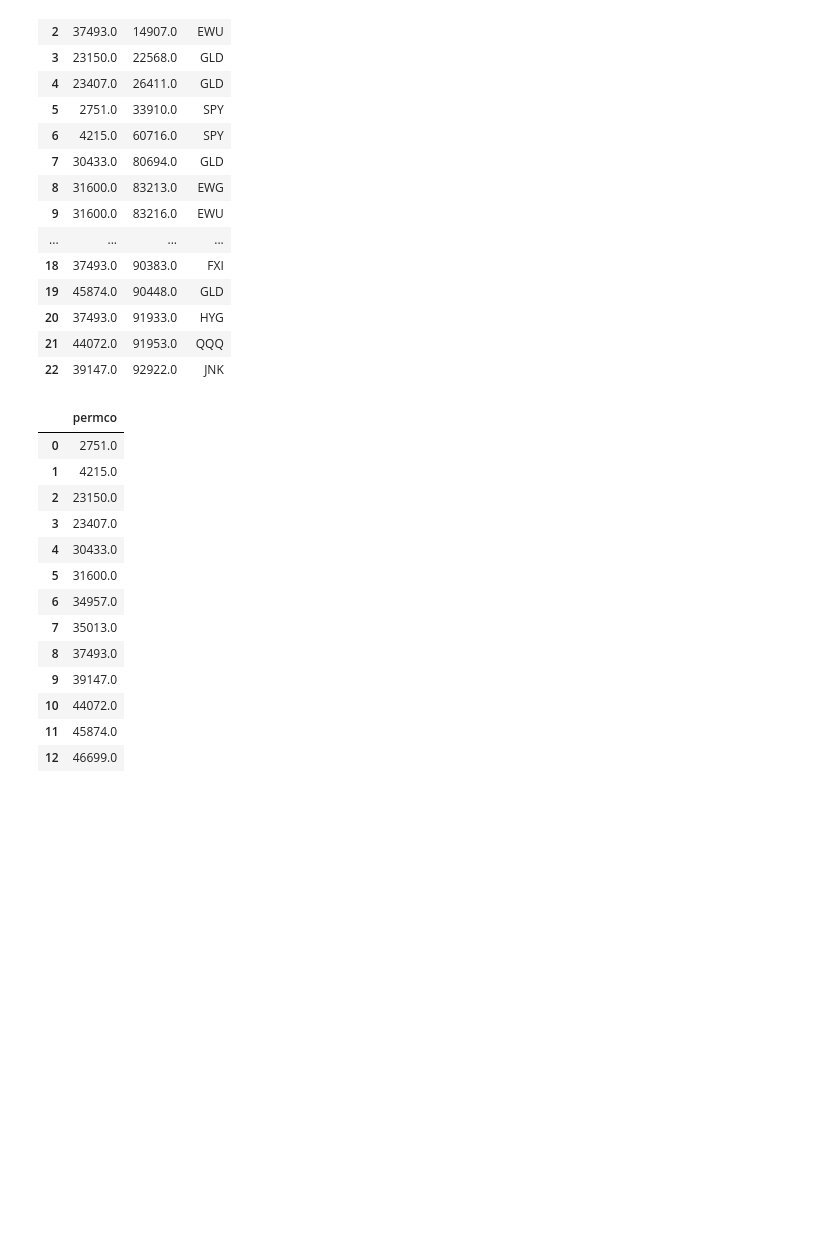
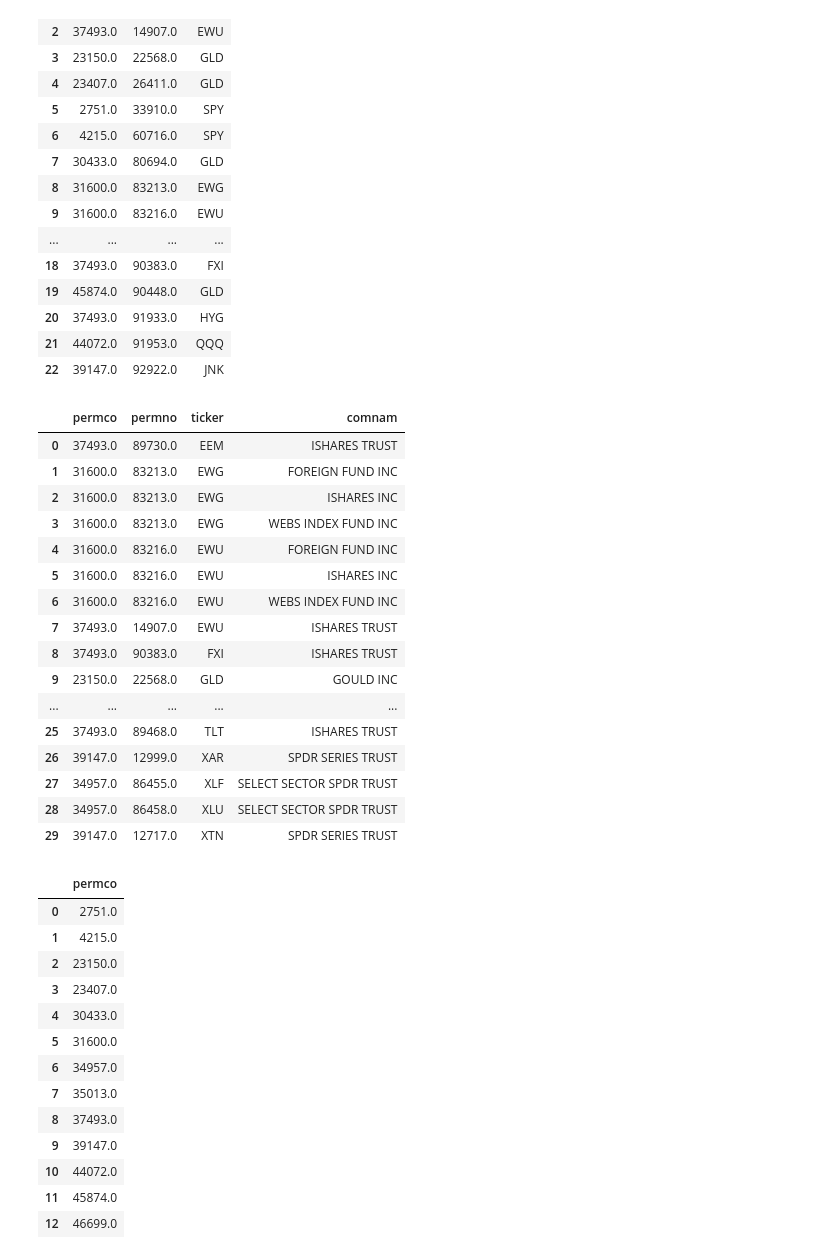
Before and after one commit to ningtong88/Capstone_TDAmeritrade, a Jupyter notebook: prepare.ipynb, the cells around one changed output. Cells and saved outputs as stored; diff of their text form; code cells hidden in the pictures; blank space fills up the shorter version.

```diff
--- a/prepare.ipynb
+++ b/prepare.ipynb
@@ -58,6 +58,26 @@ crsp_db.raw_sql('SELECT distinct permco, permno, ticker FROM crsp.stocknames WHE
 | 20 | 37493.0 | 91933.0 | HYG |
 | 21 | 44072.0 | 91953.0 | QQQ |
 | 22 | 39147.0 | 92922.0 | JNK |
+# %%
+crsp_db.raw_sql('SELECT permco, permno, ticker, comnam FROM crsp.stocknames WHERE ticker in %(tickers)s group by permco, permno, ticker, comnam order by 3 asc', params=ticker_list)
+# %% [output]
+|  | permco | permno | ticker | comnam |
+| 0 | 37493.0 | 89730.0 | EEM | ISHARES TRUST |
+| 1 | 31600.0 | 83213.0 | EWG | FOREIGN FUND INC |
+| 2 | 31600.0 | 83213.0 | EWG | ISHARES INC |
+| 3 | 31600.0 | 83213.0 | EWG | WEBS INDEX FUND INC |
+| 4 | 31600.0 | 83216.0 | EWU | FOREIGN FUND INC |
+| 5 | 31600.0 | 83216.0 | EWU | ISHARES INC |
+| 6 | 31600.0 | 83216.0 | EWU | WEBS INDEX FUND INC |
+| 7 | 37493.0 | 14907.0 | EWU | ISHARES TRUST |
+| 8 | 37493.0 | 90383.0 | FXI | ISHARES TRUST |
+| 9 | 23150.0 | 22568.0 | GLD | GOULD INC |
+| ... | ... | ... | ... | ... |
+| 25 | 37493.0 | 89468.0 | TLT | ISHARES TRUST |
+| 26 | 39147.0 | 12999.0 | XAR | SPDR SERIES TRUST |
+| 27 | 34957.0 | 86455.0 | XLF | SELECT SECTOR SPDR TRUST |
+| 28 | 34957.0 | 86458.0 | XLU | SELECT SECTOR SPDR TRUST |
+| 29 | 39147.0 | 12717.0 | XTN | SPDR SERIES TRUST |
 # %%
 permco_list_df = crsp_db.raw_sql('select distinct permco FROM crsp.stocknames WHERE ticker in %(tickers)s', params=ticker_list)
 # %%
```
